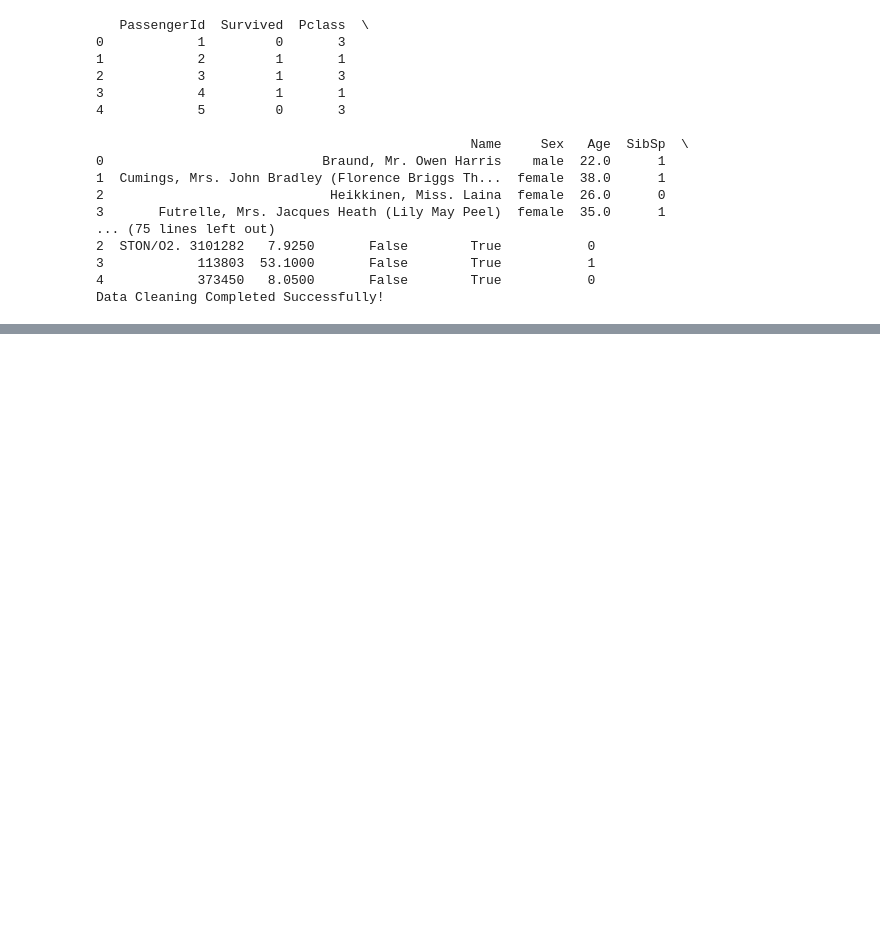
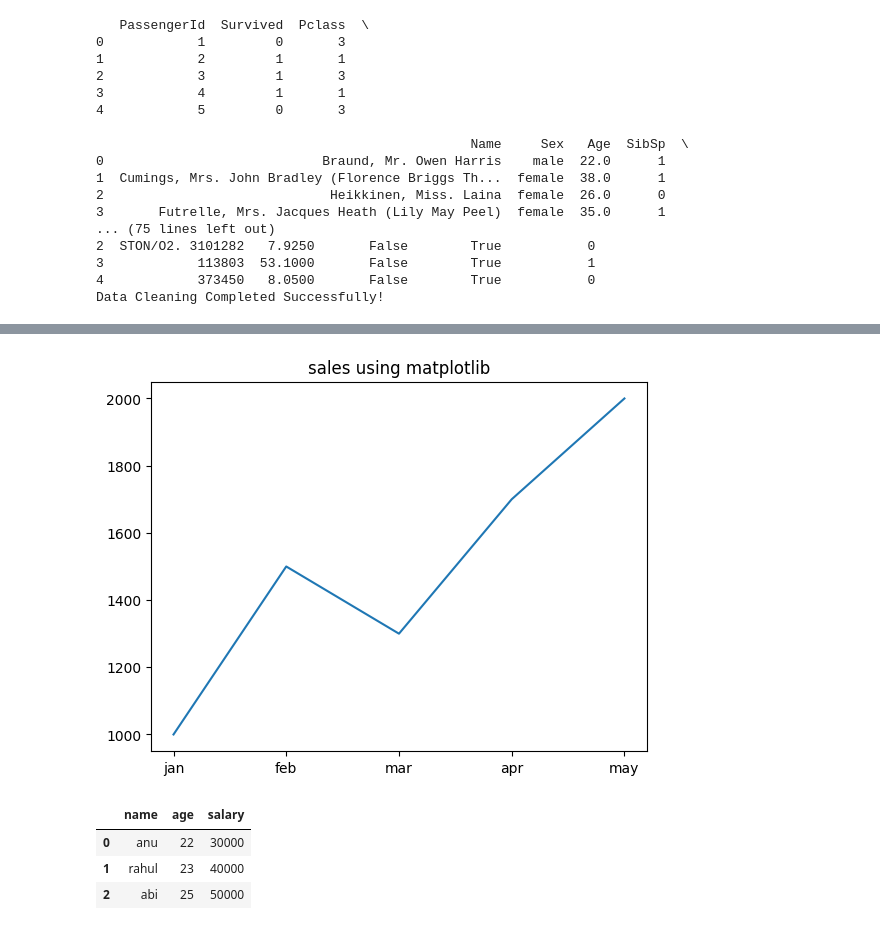
Before and after one commit to Shreya036/Shreya, a Jupyter notebook: prgm.ipynb, the cells around one changed output, grey strips where cells are left out. Drawn from its saved outputs; the diff is of its cells as text; code cells hidden in the pictures; blank space fills up the shorter version.

```diff
--- a/prgm.ipynb
+++ b/prgm.ipynb
@@ -534,0 +739,32 @@ Data Cleaning Completed Successfully!
+# %%
+plt.plot(df.index,df["sales"])
+plt.title("sales using matplotlib")
+plt.show()
+# %% [output]
+[figure, added]
+# %%
+import pandas as pd
+data={"name":["anu","rahul","abi"],
+      "age":[22,23,25],
+      "salary":[30000,40000,50000]}
+df=pd.DataFrame(data)
+# df.to_csv("employees.csv")
+# df.to_excel("employees.xlsx")
+df.to_json("employees.json")
+
+df.to_json("employees.json",orient="records")
+df
+#######second method######
+# df.to_csv("employees.csv",index=False)
+# df.to_csv("employees.txt",sep="|",index=False)
+
+####1st method#####
+# df.to_excel("employees.xlsx", index=False)
+# df.to_excel("employees.xlsx", sheet_name="employees_data", index=False)
+# with pd.ExcelWriter("company_data.xlsx") as writer:
+#     df.to_excel(writer, sheet_name="employees", index=False)
+# %% [output]
+|  | name | age | salary |
+| 0 | anu | 22 | 30000 |
+| 1 | rahul | 23 | 40000 |
+| 2 | abi | 25 | 50000 |
```
Also changed, not shown: parts of 56 cells of this notebook, 11 other files.
